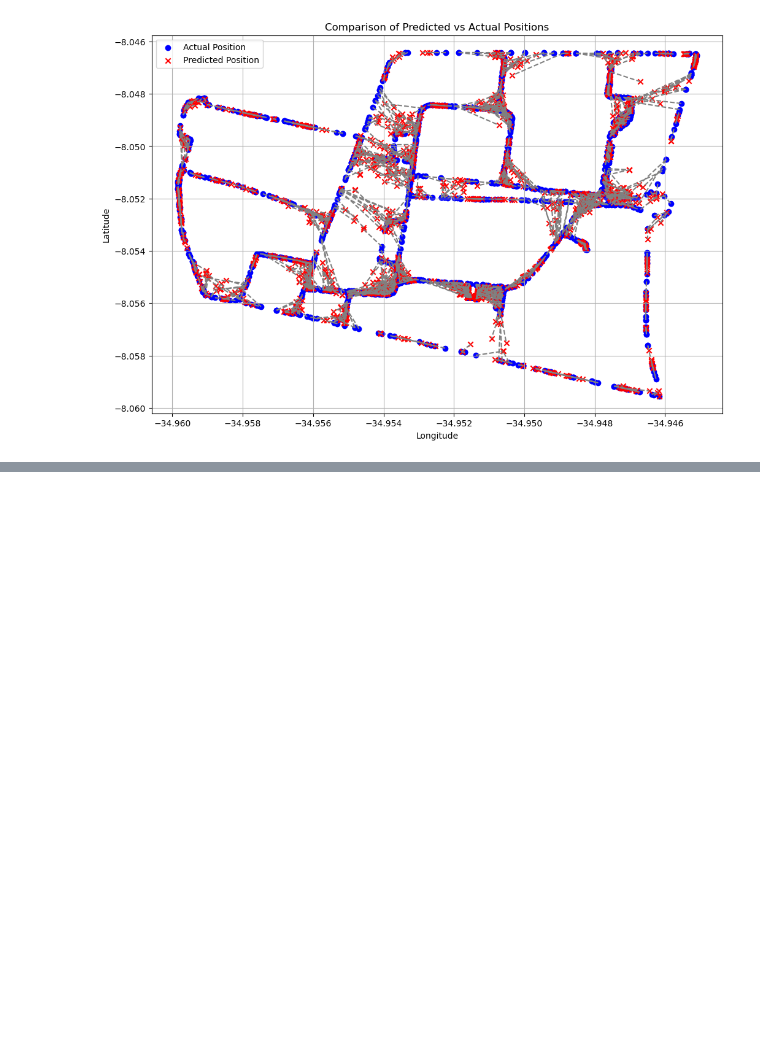
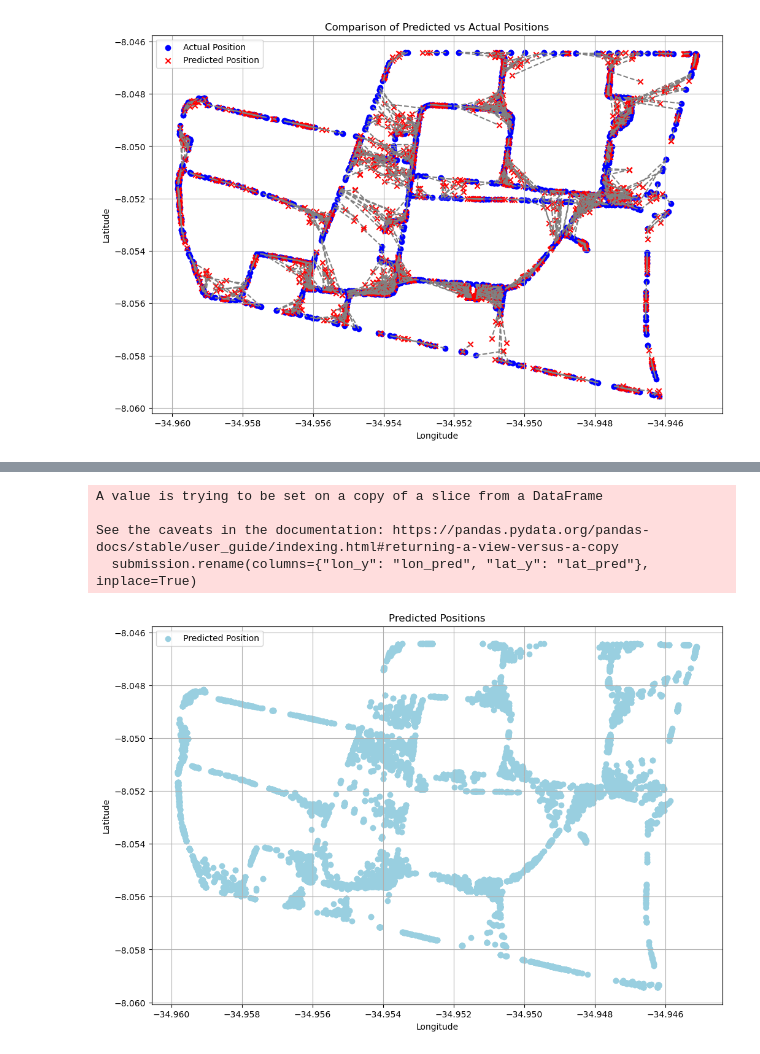
Before and after one commit to PaulaPerazzo/localization-project, a Jupyter notebook: knn.ipynb, the cells around one changed output, grey strips where cells are left out. Saved outputs shown, nothing was run; the diff lists cells and outputs as text; code cells hidden in the pictures; blank space fills up the shorter version.

```diff
--- a/knn.ipynb
+++ b/knn.ipynb
@@ -241,0 +291,3 @@ plt.show()
+# %%
+data_train = data_train[selected_features]
+data_train
@@ -241,0 +308,6 @@ plt.show()
+# %%
+X_train_data = data_train.drop(columns=["lon_y", "lat_y"])
+y_train_data = data_train[["lon_y", "lat_y"]]
+
+knn = KNeighborsRegressor(n_neighbors=5)
+knn.fit(X_train_data, y_train_data)
@@ -241,0 +316,21 @@ plt.show()
+# %%
+## predict values for data_test
+
+data_test = pd.read_csv('./data/data_test.csv')
+
+selected_features = ["rssi_value", "delay_1", "delay_2", "delay_3"]
+
+## normalize data
+data_test.loc[:, scaler_features] = scaler.transform(data_test[scaler_features])
+data_test = data_test[selected_features]
+
+## predict
+predicted_location = knn.predict(data_test)
+predicted_location
+
+## save predicted values into test data
+data_test_complete = pd.read_csv('./data/data_test.csv')
+data_test_complete["lon_y"] = predicted_location[:, 0]
+data_test_complete["lat_y"] = predicted_location[:, 1]
+
+data_test_complete
@@ -241,0 +351,8 @@ plt.show()
+# %%
+submission = data_test_complete[["ponto_id", "lon_y", "lat_y"]]
+submission.rename(columns={"lon_y": "lon_pred", "lat_y": "lat_pred"}, inplace=True)
+# %% [output]
+A value is trying to be set on a copy of a slice from a DataFrame
+
+See the caveats in the documentation: https://pandas.pydata.org/pandas-docs/stable/user_guide/indexing.html#returning-a-view-versus-a-copy
+  submission.rename(columns={"lon_y": "lon_pred", "lat_y": "lat_pred"}, inplace=True)
@@ -241,0 +361,17 @@ plt.show()
+# %%
+## make the predicted map
+
+pred_lat = predicted_location[:, 1]
+pred_lon = predicted_location[:, 0]
+
+plt.figure(figsize=(12, 8))
+plt.scatter(pred_lon, pred_lat, color='#99cfe0', label='Predicted Position')
+
+plt.title('Predicted Positions')
+plt.xlabel('Longitude')
+plt.ylabel('Latitude')
+plt.legend()
+plt.grid(True)
+plt.show()
+# %% [output]
+[figure, added]
```
Also changed, not shown: parts of 7 cells of this notebook, 1 other file.
